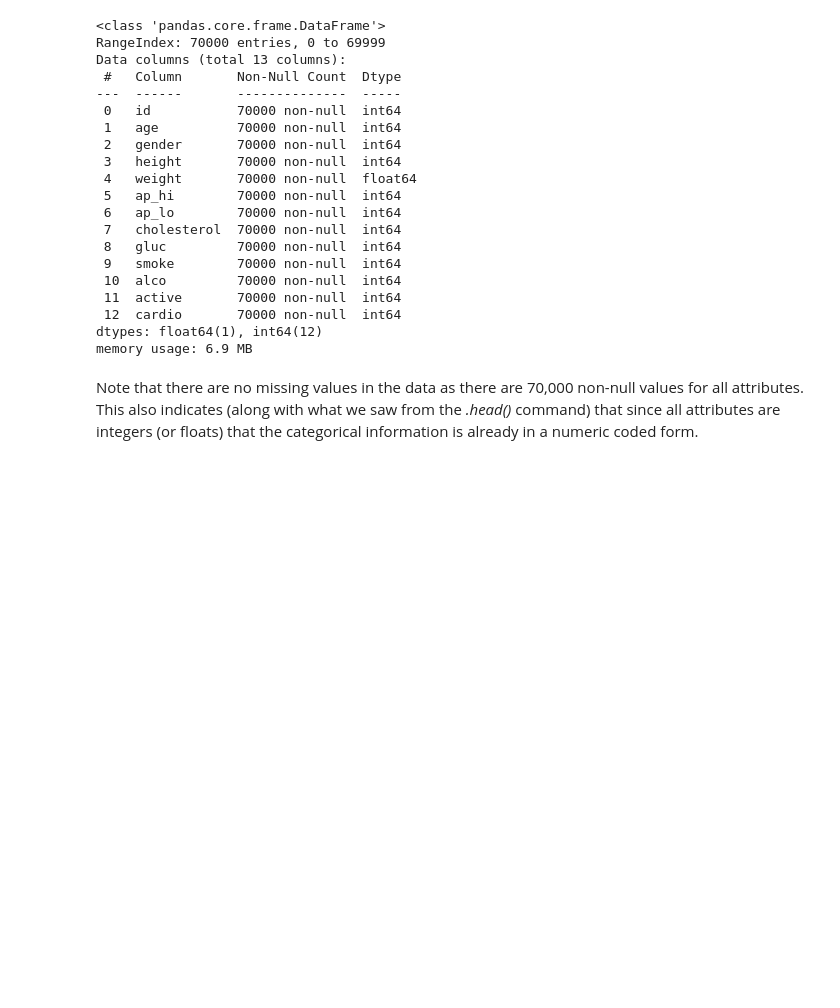
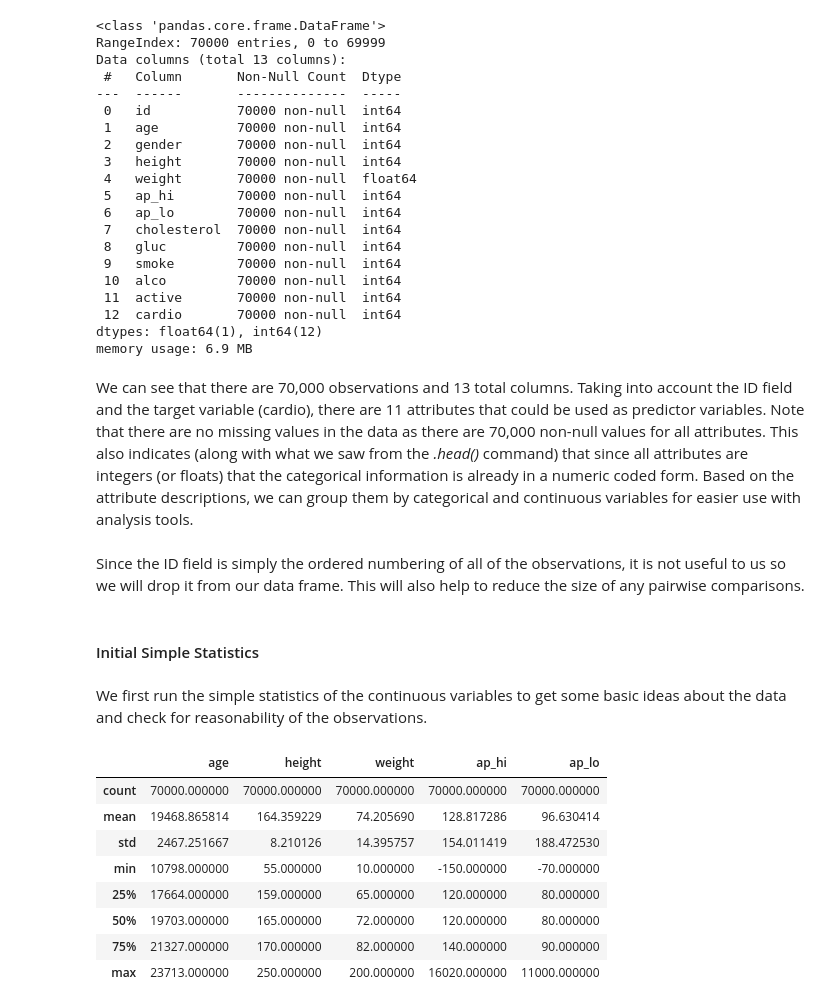
Before and after one commit to jteysen/MSDS-7331-Machine-Learning-I, a Jupyter notebook: Code/Lab 1 - JTE code.ipynb, the cells around one changed output. Drawn from its saved outputs; the diff is of its cells as text; code cells hidden in the pictures; blank space fills up the shorter version.

```diff
--- a/Code/Lab 1 - JTE code.ipynb
+++ b/Code/Lab 1 - JTE code.ipynb
@@ -88,4 +126,11 @@ Data columns (total 13 columns):
 dtypes: float64(1), int64(12)
 memory usage: 6.9 MB
 # %% [markdown]
-Note that there are no missing values in the data as there are 70,000 non-null values for all attributes. This also indicates (along with what we saw from the *.head()* command) that since all attributes are integers (or floats) that the categorical information is already in a numeric coded form.
+We can see that there are 70,000 observations and 13 total columns. Taking into account the ID field and the target variable (cardio), there are 11 attributes that could be used as predictor variables. Note that there are no missing values in the data as there are 70,000 non-null values for all attributes. This also indicates (along with what we saw from the *.head()* command) that since all attributes are integers (or floats) that the categorical information is already in a numeric coded form. Based on the attribute descriptions, we can group them by categorical and continuous variables for easier use with analysis tools.
+# %%
+# Continuous features
+cont_features = ['age', 'height', 'weight', 'ap_hi', 'ap_lo']
+# Categorical features
+cat_features = ['gender', 'cholesterol', 'gluc', 'smoke', 'alco', 'active']
+# %% [markdown]
+Since the ID field is simply the ordered numbering of all of the observations, it is not useful to us so we will drop it from our data frame. This will also help to reduce the size of any pairwise comparisons.
@@ -91,0 +139,16 @@ Note that there are no missing values in the data as there are 70,000 non-null v
+# %% [markdown]
+#### Initial Simple Statistics
+# %% [markdown]
+We first run the simple statistics of the continuous variables to get some basic ideas about the data and check for reasonability of the observations.
+# %%
+df[cont_features].describe()
+# %% [output]
+|  | age | height | weight | ap_hi | ap_lo |
+| count | 70000.000000 | 70000.000000 | 70000.000000 | 70000.000000 | 70000.000000 |
+| mean | 19468.865814 | 164.359229 | 74.205690 | 128.817286 | 96.630414 |
+| std | 2467.251667 | 8.210126 | 14.395757 | 154.011419 | 188.472530 |
+| min | 10798.000000 | 55.000000 | 10.000000 | -150.000000 | -70.000000 |
+| 25% | 17664.000000 | 159.000000 | 65.000000 | 120.000000 | 80.000000 |
+| 50% | 19703.000000 | 165.000000 | 72.000000 | 120.000000 | 80.000000 |
+| 75% | 21327.000000 | 170.000000 | 82.000000 | 140.000000 | 90.000000 |
+| max | 23713.000000 | 250.000000 | 200.000000 | 16020.000000 | 11000.000000 |
```
Also changed, not shown: parts of 35 cells of this notebook.
